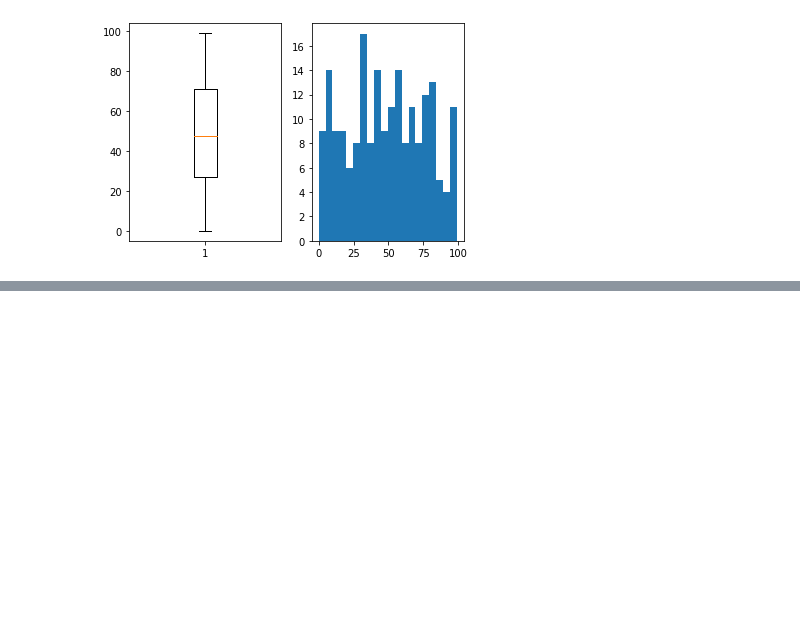
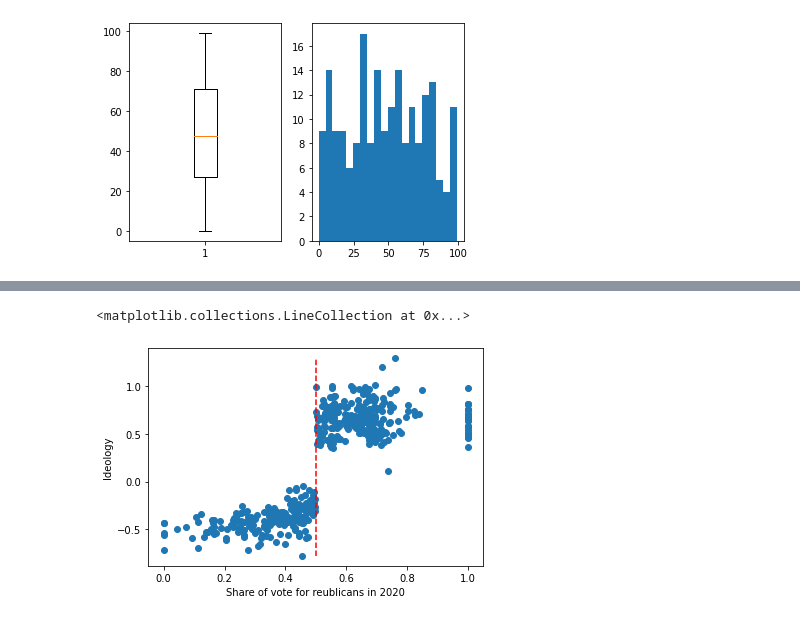
Before and after one commit to gon-olmedo/data-science-cookbook, a Jupyter notebook: Matplotlib/Matplotlib_basics.ipynb, the cells around one changed output, grey strips where cells are left out. Drawn from its saved outputs; the diff is of its cells as text; code cells hidden in the pictures; blank space fills up the shorter version.

Commit message:
Added Scatterplot

```diff
--- a/Matplotlib/Matplotlib_basics.ipynb
+++ b/Matplotlib/Matplotlib_basics.ipynb
@@ -171,0 +178,6 @@ plt.hist(data, bins=20)
+# %%
+# let's get some data
+file = 'https://github.com/VitorKamada/ECO6100/raw/master/Data/CongressRD.csv'
+df = pd.read_csv(file)
+
+df.head()
@@ -171,0 +191,16 @@ plt.hist(data, bins=20)
+# %%
+# select x and y variables to compare
+plt.scatter(df['GOP2party2010'], df['Ideology'])
+
+# name the x and y labels
+plt.xlabel('Share of vote for reublicans in 2020')
+plt.ylabel('Ideology')
+
+# add a vertical red dashed line at the middle of the chart
+plt.vlines(x=0.5,
+           ymin=df['Ideology'].min(),
+           ymax=df['Ideology'].max(),
+           linestyles='dashed', colors='red')
+# %% [output]
+<matplotlib.collections.LineCollection at 0x...>
+[figure, added]
```
Also changed, not shown: parts of 4 cells of this notebook.
